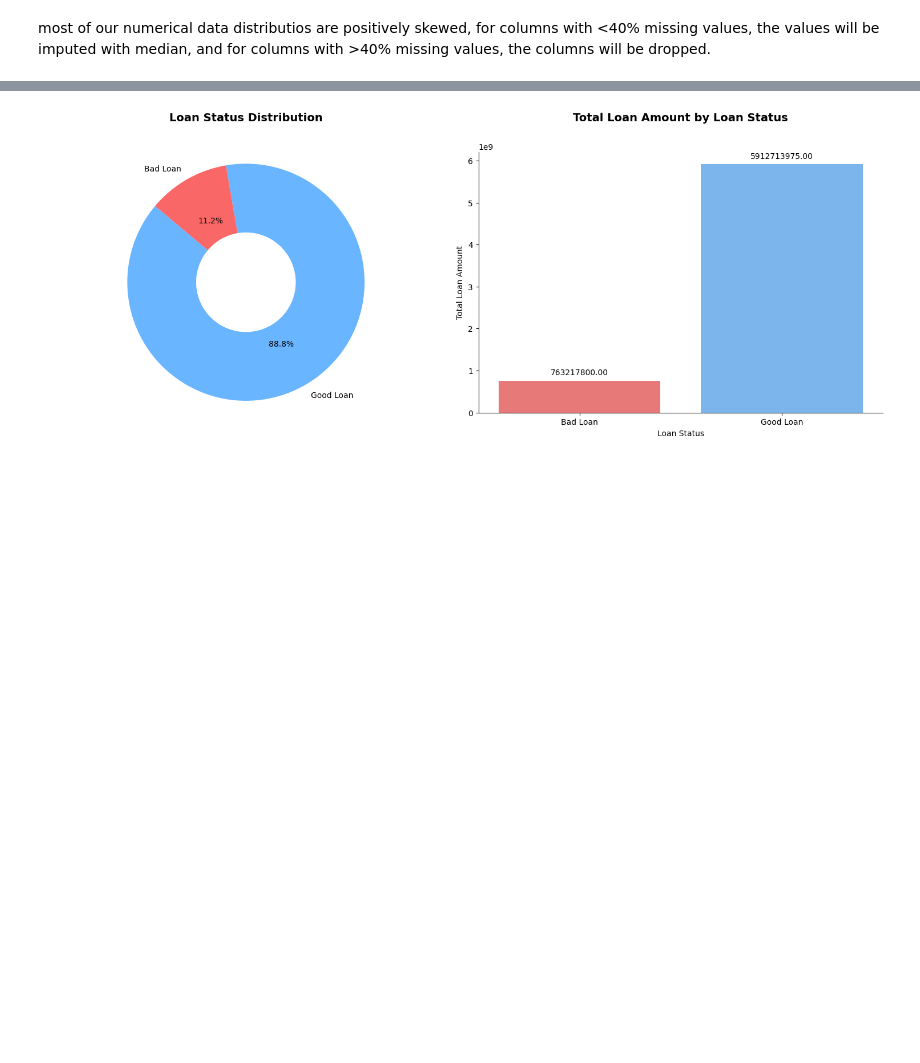
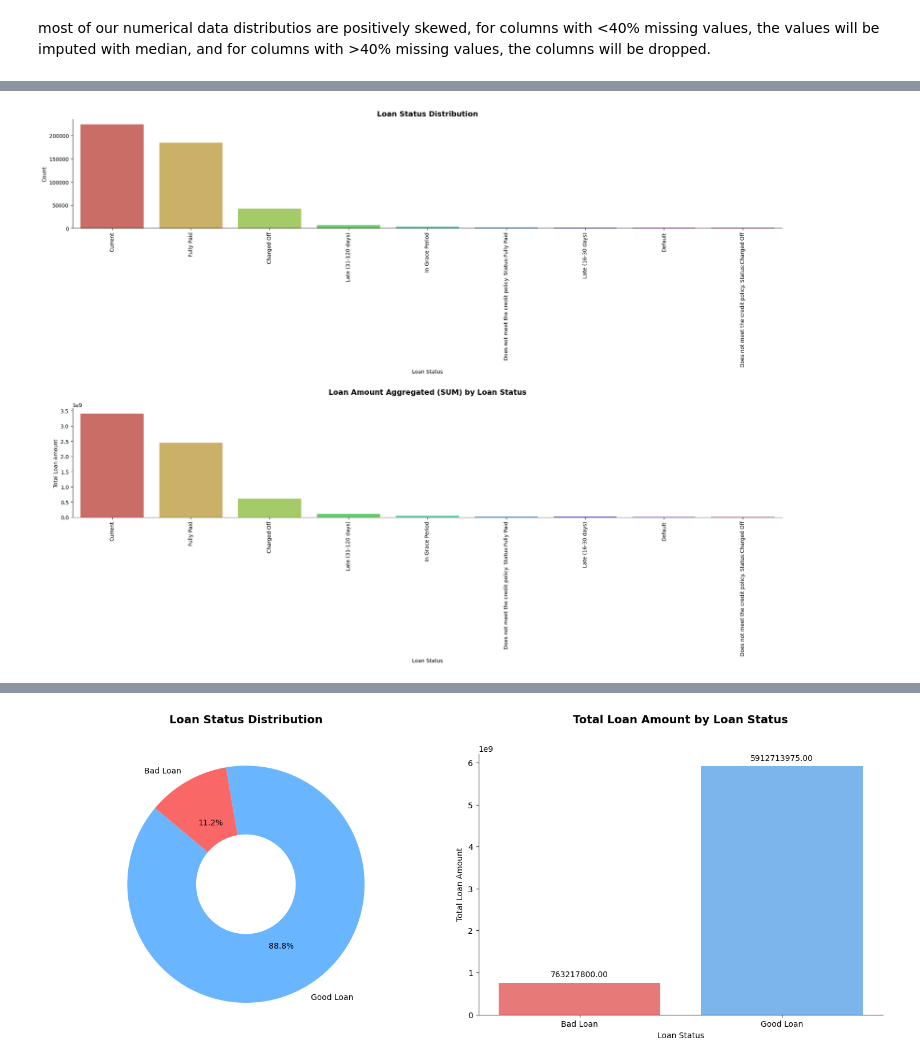
Before and after one commit to azaryasph/IDX-Partners-Project-Based-Internship-Prediction-Model, a Jupyter notebook: notebooks/Prediction Model.ipynb, the cells around one changed output, grey strips where cells are left out. Drawn from its saved outputs; the diff is of its cells as text; code cells hidden in the pictures; blank space fills up the shorter version.

Commit message:
chore: fix loan dist plot story

```diff
--- a/notebooks/Prediction Model.ipynb
+++ b/notebooks/Prediction Model.ipynb
@@ -216,0 +243,29 @@ most of our numerical data distributios are positively skewed, for columns with
+# %%
+# Create a pie chart of the loan_status column
+plt.figure(figsize=(20, 15))
+
+loan_status_values = dfloan['loan_status'].value_counts()
+loan_status_labels = loan_status_values.index
+
+plt.subplot(2, 1, 1)
+sns.countplot(x='loan_status', data=dfloan, palette='hls', order=loan_status_labels)
+plt.title('Loan Status Distribution', fontsize=14, fontweight='bold')
+plt.ylabel('Count')
+plt.xlabel('Loan Status')
+plt.xticks(rotation=90)
+
+
+plt.subplot(2, 1, 2)
+sum_loan = dfloan.groupby('loan_status')['loan_amnt'].sum().to_frame().reset_index().rename(columns={'loan_amnt': 'total_loan_amount'})
+sns.barplot(x='loan_status', y='total_loan_amount', data=sum_loan, palette='hls', order=loan_status_labels)
+
+sns.despine()
+plt.title('Loan Amount Aggregated (SUM) by Loan Status', fontsize=14, fontweight='bold', y=1.1)
+plt.ylabel('Total Loan Amount')
+plt.xlabel('Loan Status')
+plt.xticks(rotation=90)
+
+plt.tight_layout()
+plt.show()
+# %% [output]
+[figure, added]
```
Also changed, not shown: parts of 10 cells of this notebook.
